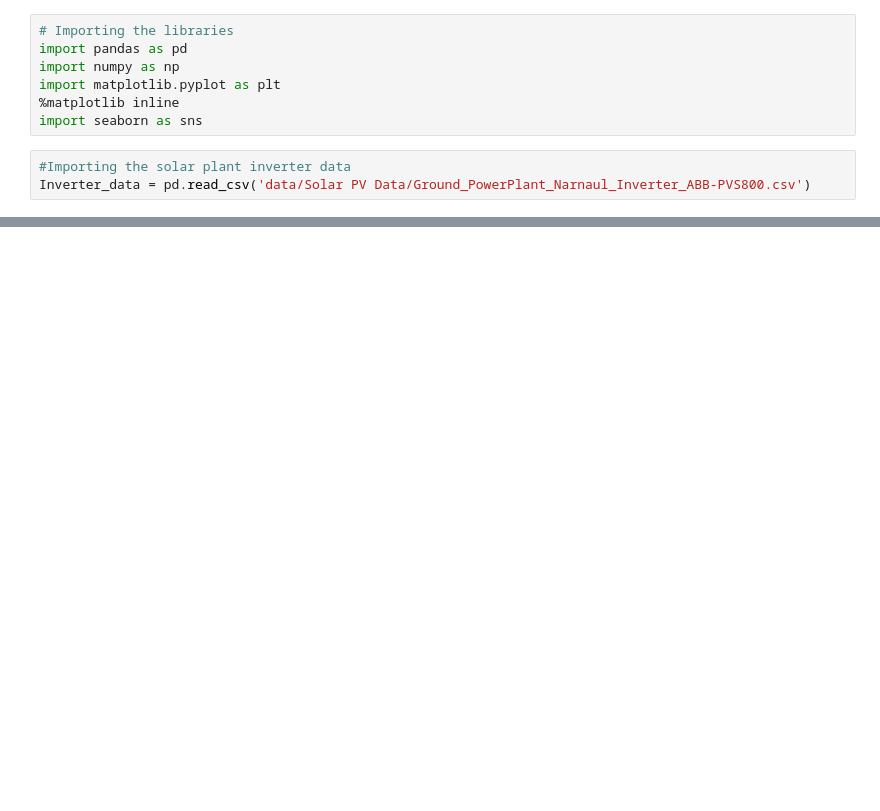
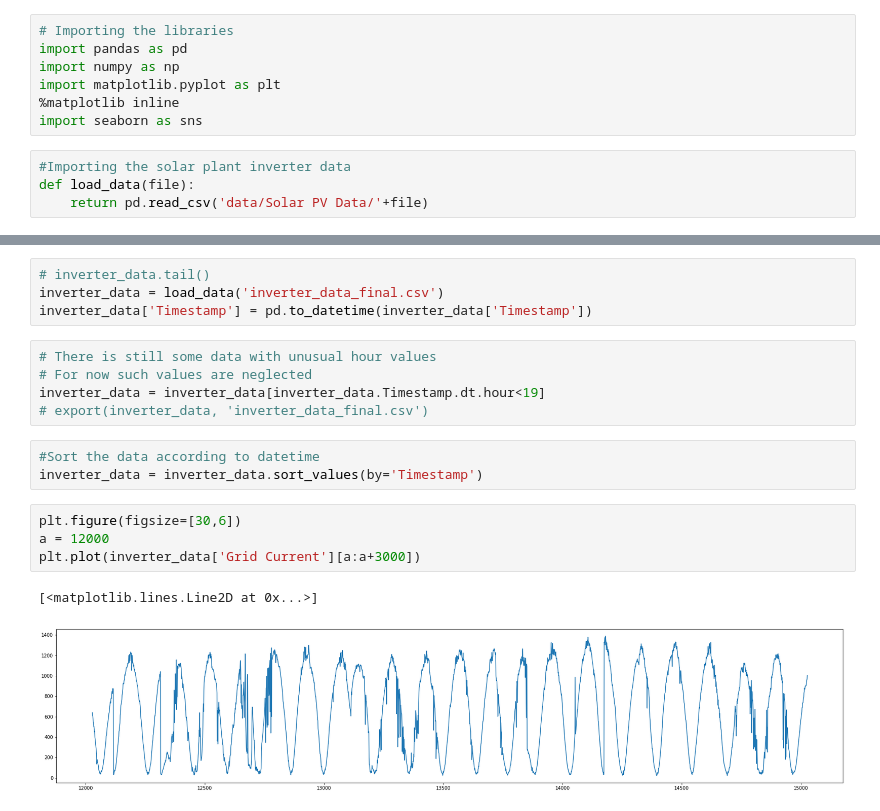
Before and after one commit to limosin/solarpv, a Jupyter notebook: Data_exploration.ipynb, the cells around one changed output, grey strips where cells are left out. Cells and saved outputs as stored; diff of their text form; blank space fills up the shorter version.

Commit message:
Contatins data analysis for Narnaul site

```diff
--- a/Data_exploration.ipynb
+++ b/Data_exploration.ipynb
@@ -7,4 +7,5 @@ import matplotlib.pyplot as plt
 import seaborn as sns
 # %%
 #Importing the solar plant inverter data
-Inverter_data = pd.read_csv('data/Solar PV Data/Ground_PowerPlant_Narnaul_Inverter_ABB-PVS800.csv')
+def load_data(file):
+    return pd.read_csv('data/Solar PV Data/'+file)
@@ -57,0 +115,19 @@ Inverter_data['Timestamp'] = pd.to_datetime(Inverter_data['Timestamp'])
+# %%
+# inverter_data.tail()
+inverter_data = load_data('inverter_data_final.csv')
+inverter_data['Timestamp'] = pd.to_datetime(inverter_data['Timestamp'])
+# %%
+# There is still some data with unusual hour values
+# For now such values are neglected
+inverter_data = inverter_data[inverter_data.Timestamp.dt.hour<19]
+# export(inverter_data, 'inverter_data_final.csv')
+# %%
+#Sort the data according to datetime
+inverter_data = inverter_data.sort_values(by='Timestamp')
+# %%
+plt.figure(figsize=[30,6])
+a = 12000
+plt.plot(inverter_data['Grid Current'][a:a+3000])
+# %% [output]
+[<matplotlib.lines.Line2D at 0x...>]
+[figure, added]
```
Also changed, not shown: parts of 11 cells of this notebook.
